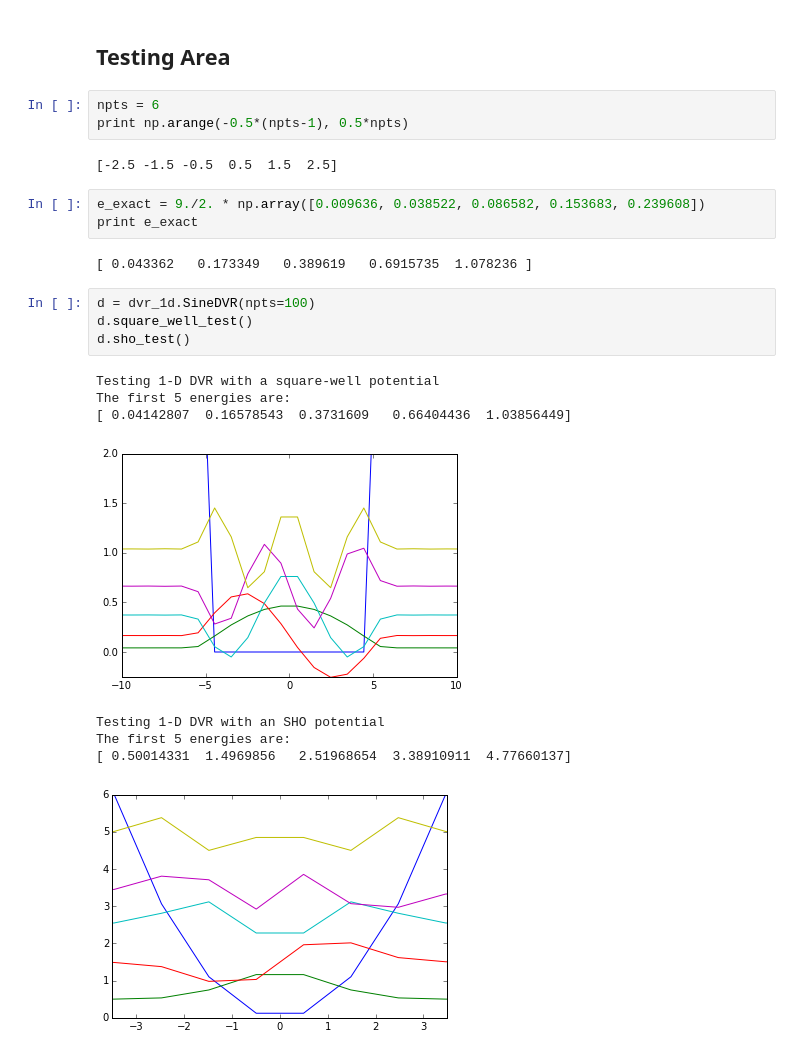
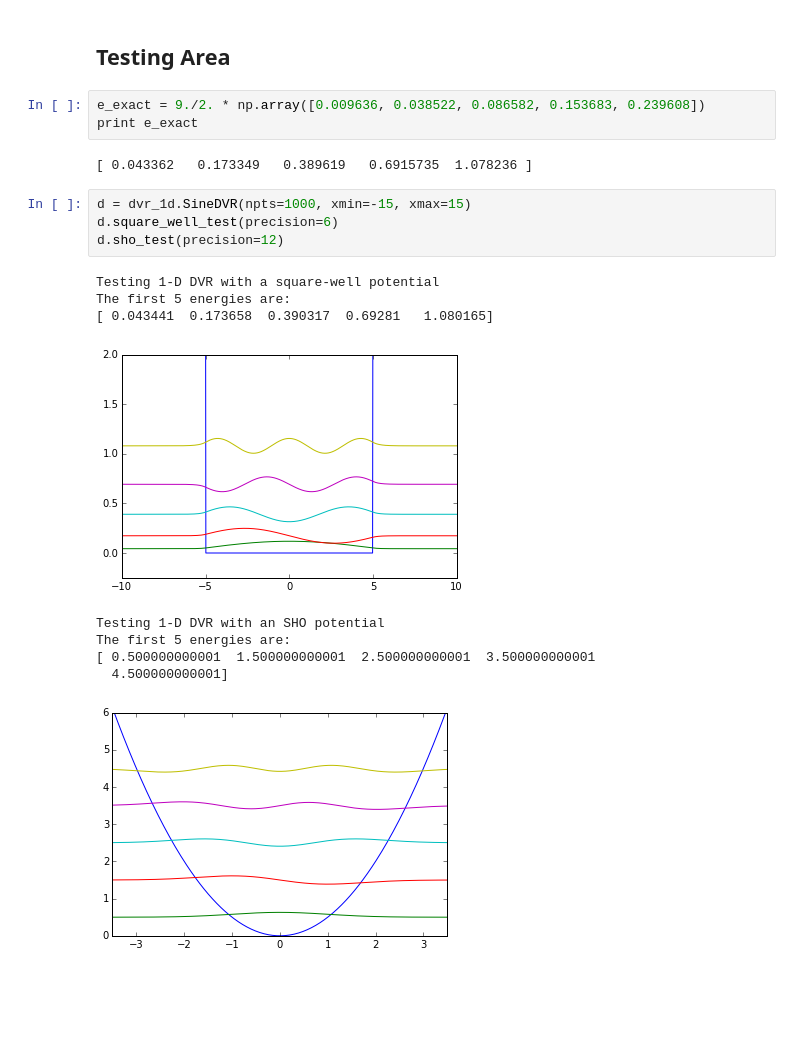
Before and after one commit to richford/dvr_py, a Jupyter notebook: dvr_1d_demo.ipynb, the cells around one changed output. Saved outputs shown, nothing was run; the diff lists cells and outputs as text; blank space fills up the shorter version.

Commit message:
finished adding sine basis

```diff
--- a/dvr_1d_demo.ipynb
+++ b/dvr_1d_demo.ipynb
@@ -63,26 +64,22 @@ The first 5 energies are:
 # %% [markdown]
 ## Testing Area
-# %%
-npts = 6
-print np.arange(-0.5*(npts-1), 0.5*npts)
-# %% [output]
-[-2.5 -1.5 -0.5  0.5  1.5  2.5]
 # %%
 e_exact = 9./2. * np.array([0.009636, 0.038522, 0.086582, 0.153683, 0.239608])
 print e_exact
 # %% [output]
 [ 0.043362   0.173349   0.389619   0.6915735  1.078236 ]
 # %%
-d = dvr_1d.SineDVR(npts=100)
-d.square_well_test()
-d.sho_test()
+d = dvr_1d.SineDVR(npts=1000, xmin=-15, xmax=15)
+d.square_well_test(precision=6)
+d.sho_test(precision=12)
 # %% [output]
 Testing 1-D DVR with a square-well potential
 The first 5 energies are:
-[ 0.04142807  0.16578543  0.3731609   0.66404436  1.03856449]
+[ 0.043441  0.173658  0.390317  0.69281   1.080165]
-[figure, old version]
+[figure, new version]
 Testing 1-D DVR with an SHO potential
 The first 5 energies are:
-[ 0.50014331  1.4969856   2.51968654  3.38910911  4.77660137]
+[ 0.500000000001  1.500000000001  2.500000000001  3.500000000001
+  4.500000000001]
-[figure, old version]
+[figure, new version]
 # %%
```
Also changed, not shown: parts of 5 cells of this notebook, 1 other file.
